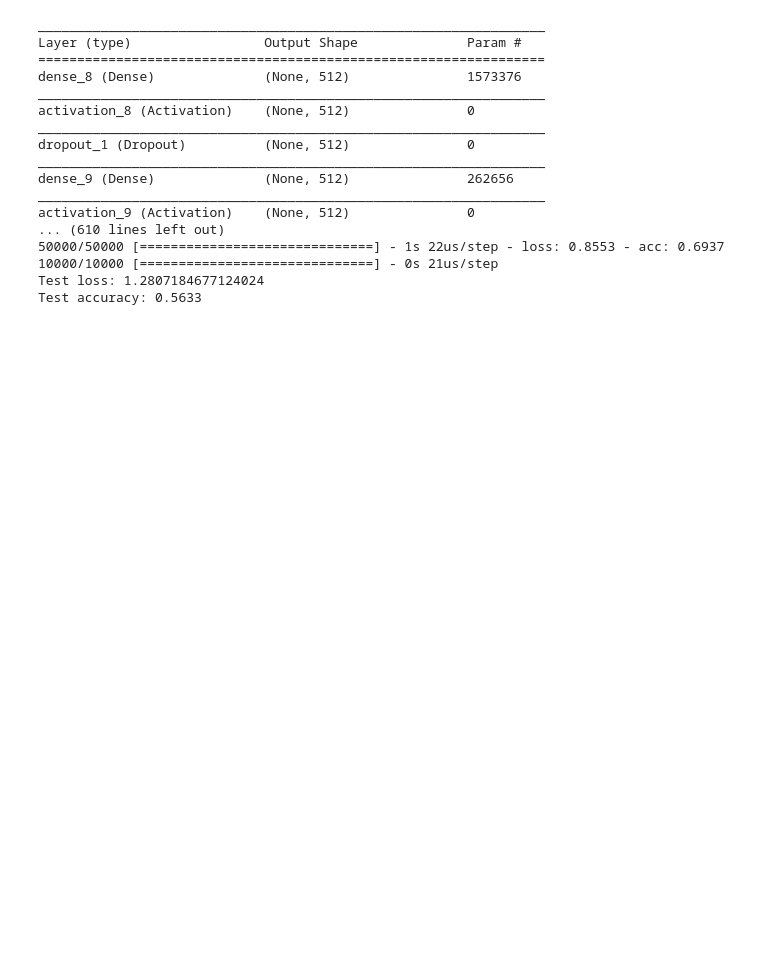
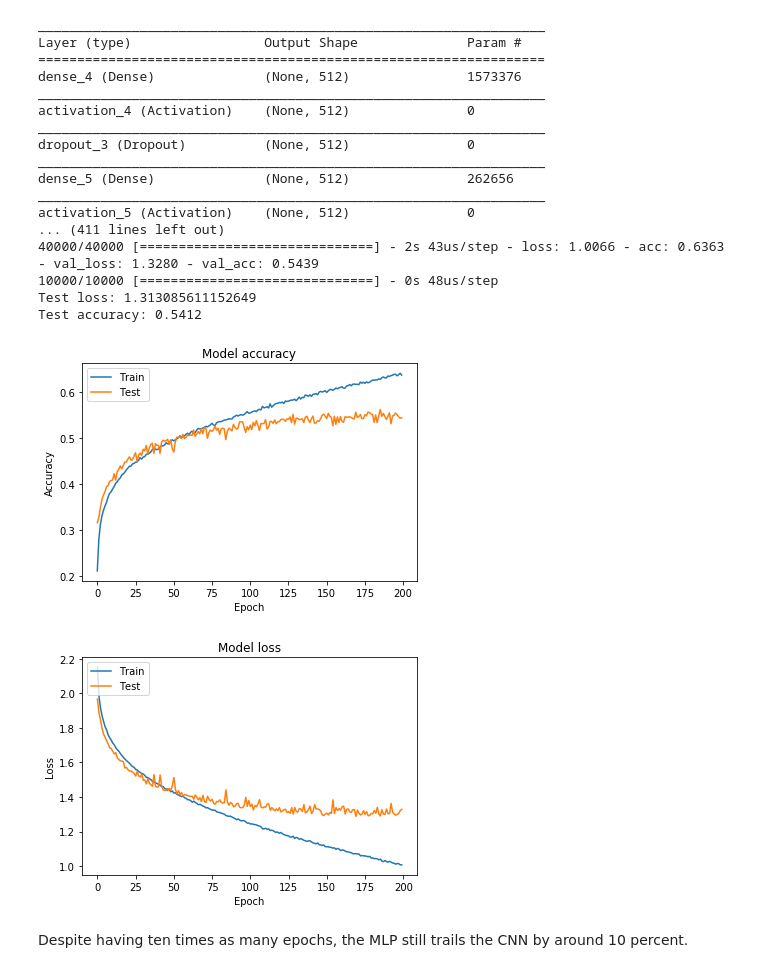
Before and after one commit to jasaguilar/CoE197-Deep-Learning, a Jupyter notebook: HW1_MLP.ipynb, the cells around one changed output. Cells and saved outputs as stored; diff of their text form; code cells hidden in the pictures; blank space fills up the shorter version.

```diff
--- a/HW1_MLP.ipynb
+++ b/HW1_MLP.ipynb
@@ -5,6 +5,7 @@ from __future__ import print_function
 
 #numpy pagckage
 import numpy as np
+import matplotlib.pyplot as plt
 from keras.models import Sequential
 from keras.layers import Dense, Activation, Dropout
 from keras.preprocessing.image import ImageDataGenerator
@@ -20,20 +21,21 @@ num_labels = np.amax(y_train) + 1
 y_train = to_categorical(y_train)
 y_test = to_categorical(y_test)
 
+
 image_size = x_train.shape[2]
 input_size = image_size * image_size * 3
-
+#reshape due to RGB channel
 x_train = x_train.reshape(-1, input_size)
 x_test = x_test.reshape(-1, input_size)
 
-# we train our network using float data
+# using float data
 x_train = x_train.astype('float32') / 255
 x_test = x_test.astype('float32') / 255
 
 # network parameters
 batch_size = 128
 hidden_units = 512
-epochs = 300
+epochs = 200
 dropout = 0.45
 max_batches = len(x_train) / batch_size
 
@@ -45,46 +47,63 @@ model.add(Dropout(dropout))
 model.add(Dense(hidden_units))
 model.add(Activation('relu'))
 model.add(Dropout(dropout))
 model.add(Dense(num_labels))
 # this is the output for one-hot vector
 model.add(Activation('softmax'))
 model.summary()
 
-# loss function for one-hot vector
-# use of sgd optimizer
-# accuracy is good metric for classification tasks
 model.compile(loss='categorical_crossentropy',
               optimizer='sgd',
               metrics=['accuracy'])
 
 # validate the model on test dataset to determine generalization
-# score = model.evaluate(x_test, y_test, batch_size=batch_size)
-# print("\nTest accuracy: %.1f%%" % (100.0 * score[1]))
 
 x_train = np.reshape(x_train, [-1, input_size])
-model.fit(x_train, y_train, epochs=epochs, batch_size=batch_size)
+history = model.fit(x_train, y_train, validation_split=0.20, epochs=epochs, batch_size=batch_size)
 
 
 # Score trained model.
 x_test = np.reshape(x_test, [-1, input_size])
 scores = model.evaluate(x_test, y_test, verbose=1)
 print('Test loss:', scores[0])
 print('Test accuracy:', scores[1])
+
+# Plot training & validation accuracy values
+plt.plot(history.history['acc'])
+plt.plot(history.history['val_acc'])
+plt.title('Model accuracy')
+plt.ylabel('Accuracy')
+plt.xlabel('Epoch')
+plt.legend(['Train', 'Test'], loc='upper left')
+plt.show()
+
+# Plot training & validation loss values
+plt.plot(history.history['loss'])
+plt.plot(history.history['val_loss'])
+plt.title('Model loss')
+plt.ylabel('Loss')
+plt.xlabel('Epoch')
+plt.legend(['Train', 'Test'], loc='upper left')
+plt.show()
 # %% [output]
 _________________________________________________________________
 Layer (type)                 Output Shape              Param #
 =================================================================
-dense_8 (Dense)              (None, 512)               1573376
+dense_4 (Dense)              (None, 512)               1573376
 _________________________________________________________________
-activation_8 (Activation)    (None, 512)               0
+activation_4 (Activation)    (None, 512)               0
 _________________________________________________________________
-dropout_1 (Dropout)          (None, 512)               0
+dropout_3 (Dropout)          (None, 512)               0
 _________________________________________________________________
-dense_9 (Dense)              (None, 512)               262656
+dense_5 (Dense)              (None, 512)               262656
 _________________________________________________________________
-activation_9 (Activation)    (None, 512)               0
-... (610 lines left out)
-50000/50000 [==============================] - 1s 22us/step - loss: 0.8553 - acc: 0.6937
-10000/10000 [==============================] - 0s 21us/step
-Test loss: 1.2807184677124024
-Test accuracy: 0.5633
+activation_5 (Activation)    (None, 512)               0
+... (411 lines left out)
+40000/40000 [==============================] - 2s 43us/step - loss: 1.0066 - acc: 0.6363 - val_loss: 1.3280 - val_acc: 0.5439
+10000/10000 [==============================] - 0s 48us/step
+Test loss: 1.313085611152649
+Test accuracy: 0.5412
+[figure, added]
+[figure, added]
+# %% [markdown]
+Despite having ten times as many epochs, the MLP still trails the CNN by around 10 percent.
```
Also changed, not shown: 1 other file.
